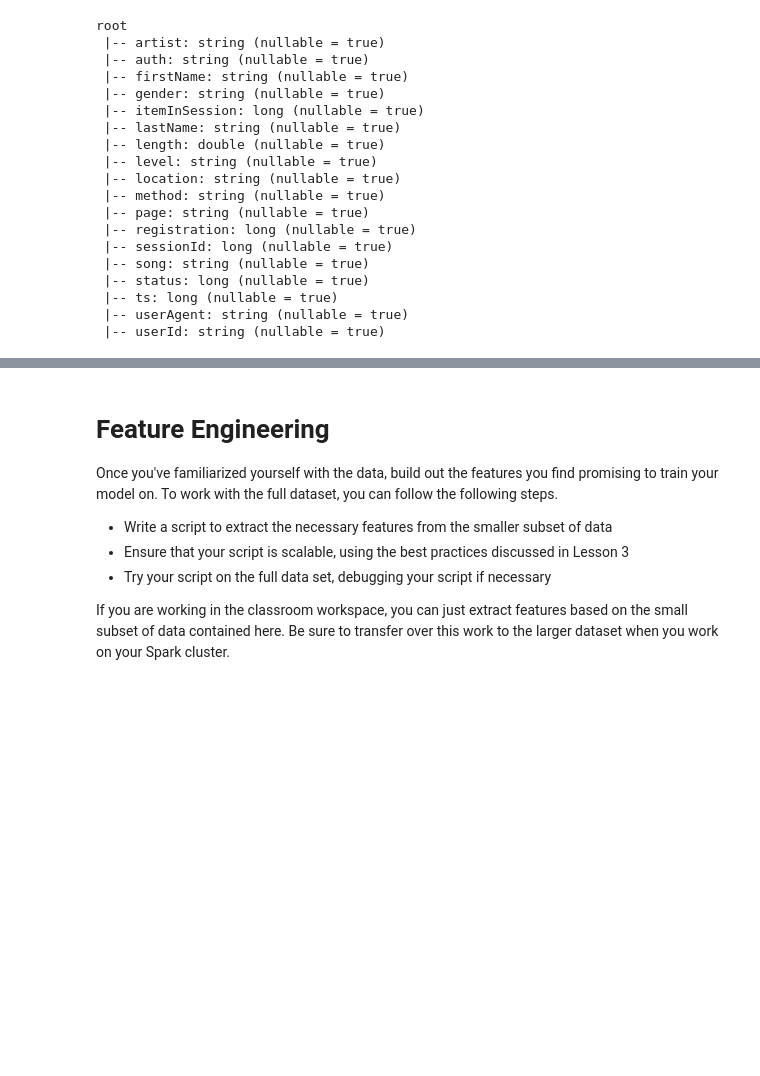
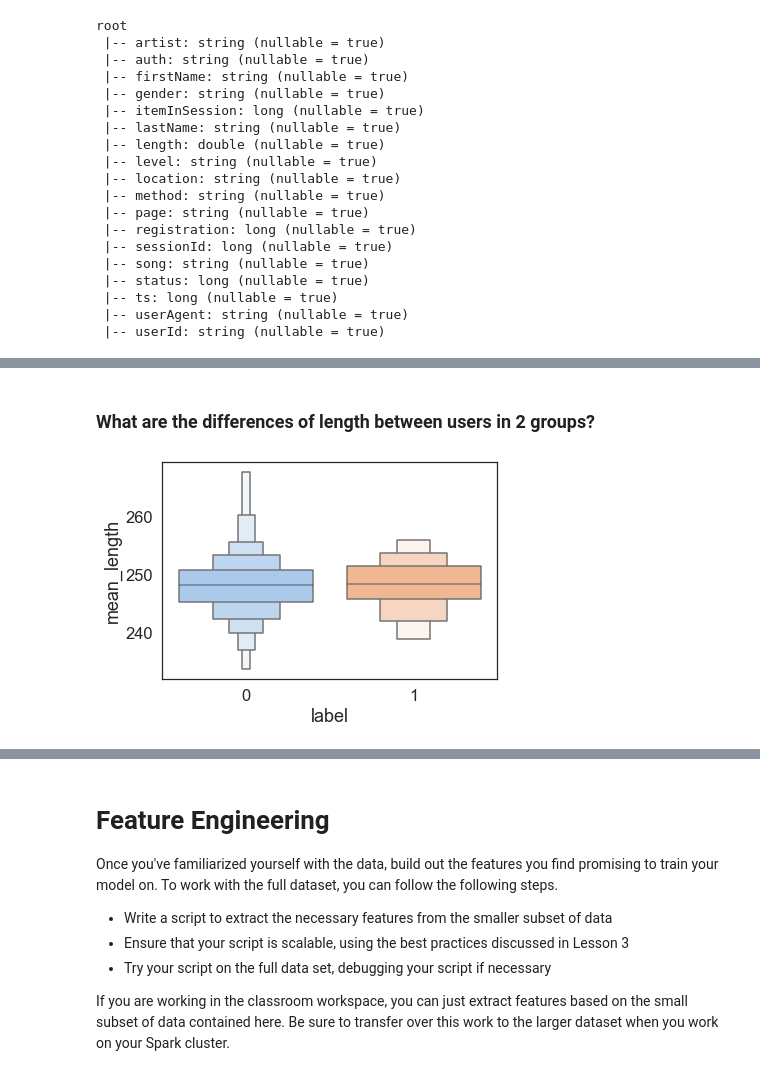
Before and after one commit to anqi-guo/udacity-dsnd-project3, a Jupyter notebook: Sparkify.ipynb, the cells around one changed output, grey strips where cells are left out. Drawn from its saved outputs; the diff is of its cells as text; code cells hidden in the pictures; blank space fills up the shorter version.

```diff
--- a/Sparkify.ipynb
+++ b/Sparkify.ipynb
@@ -67,0 +348,13 @@ only showing top 1 row
+# %% [markdown]
+### What are the differences of length between users in 2 groups?
+# %%
+g = df.groupby('label','userId').agg(
+    F.avg('length').alias('mean_length'),
+    F.max('length').alias('max_length'),
+    F.min('length').alias('min_length'),
+    F.expr('percentile_approx(length, 0.5)').alias('median_length')
+).toPandas()
+
+sns.boxenplot(data=g, y='mean_length', x='label', showfliers=False);
+# %% [output]
+[figure, added]
```
Also changed, not shown: parts of 84 cells of this notebook.
